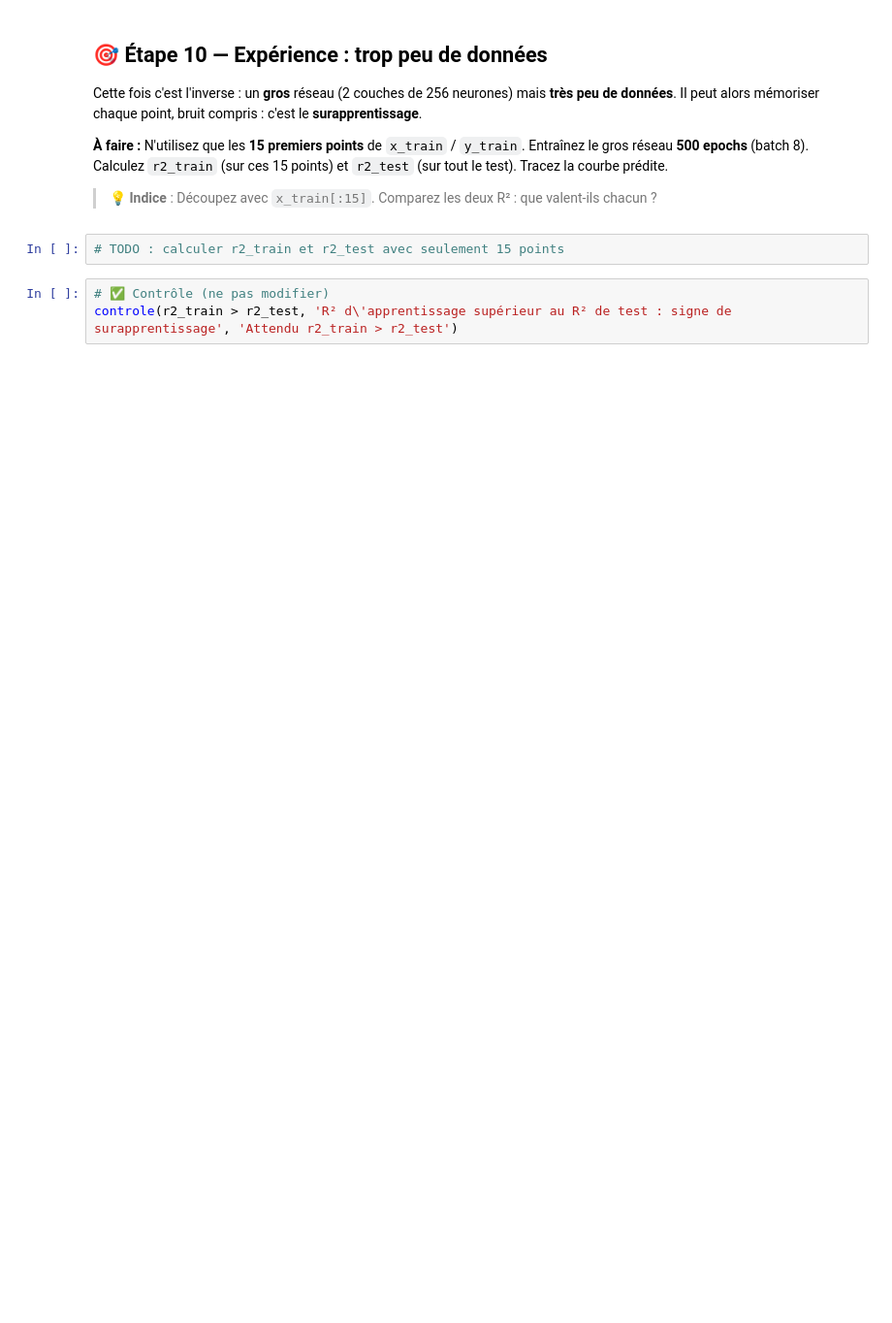
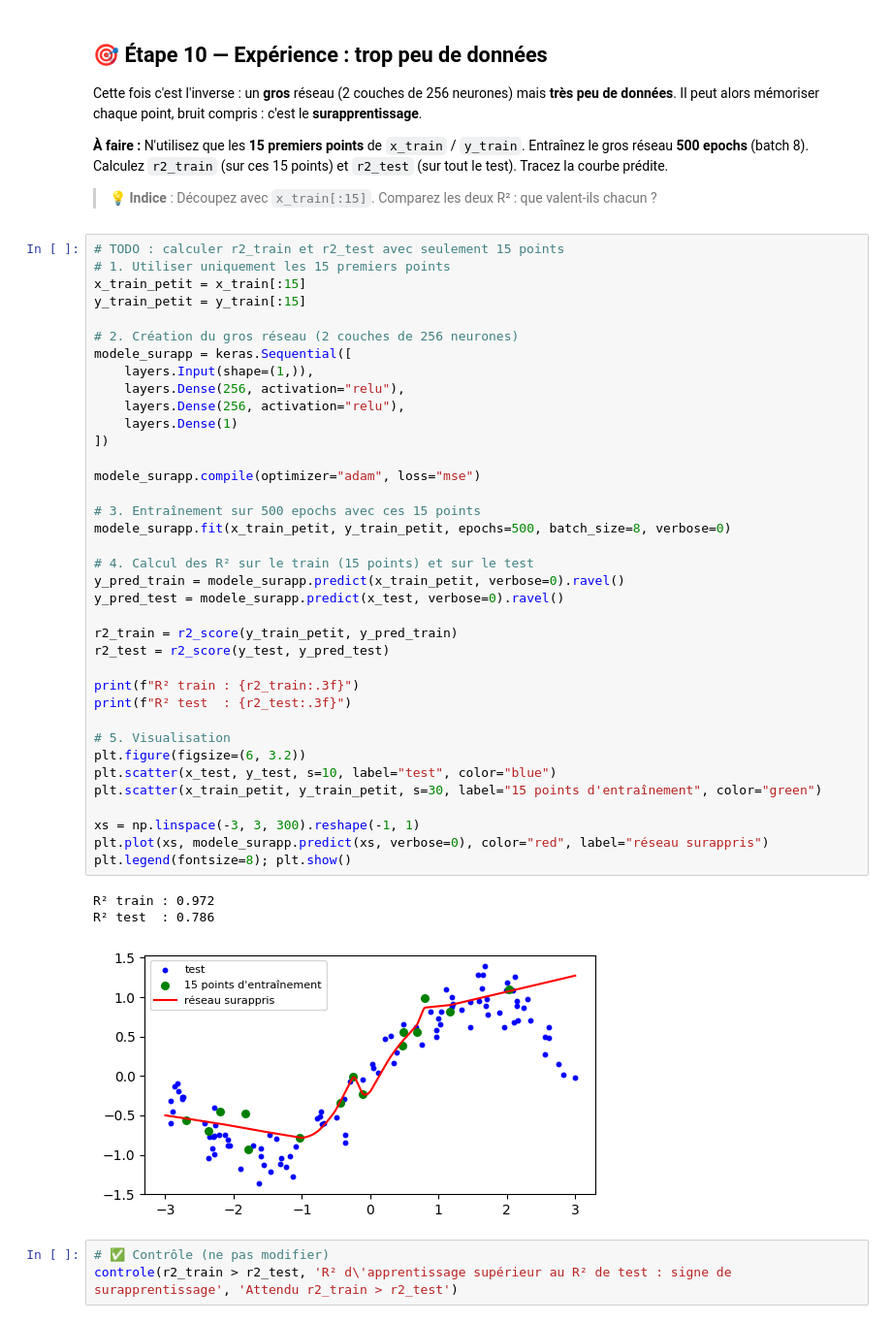
Before and after one commit to achahbounehamid/R-seaux-de-neurones, a Jupyter notebook: ENONCES/tp1_regression.ipynb, the cells around one changed output. Shown at 97% size. Cells and saved outputs as stored; diff of their text form; blank space fills up the shorter version.

```diff
--- a/ENONCES/tp1_regression.ipynb
+++ b/ENONCES/tp1_regression.ipynb
@@ -227,6 +263,45 @@ Cette fois c'est l'inverse : un **gros** réseau (2 couches de 256 neurones) mai
 > 💡 **Indice** : Découpez avec `x_train[:15]`. Comparez les deux R² : que valent-ils chacun ?
 # %%
 # TODO : calculer r2_train et r2_test avec seulement 15 points
+# 1. Utiliser uniquement les 15 premiers points
+x_train_petit = x_train[:15]
+y_train_petit = y_train[:15]
+
+# 2. Création du gros réseau (2 couches de 256 neurones)
+modele_surapp = keras.Sequential([
+    layers.Input(shape=(1,)),
+    layers.Dense(256, activation="relu"),
+    layers.Dense(256, activation="relu"),
+    layers.Dense(1)
+])
+
+modele_surapp.compile(optimizer="adam", loss="mse")
+
+# 3. Entraînement sur 500 epochs avec ces 15 points
+modele_surapp.fit(x_train_petit, y_train_petit, epochs=500, batch_size=8, verbose=0)
+
+# 4. Calcul des R² sur le train (15 points) et sur le test
+y_pred_train = modele_surapp.predict(x_train_petit, verbose=0).ravel()
+y_pred_test = modele_surapp.predict(x_test, verbose=0).ravel()
+
+r2_train = r2_score(y_train_petit, y_pred_train)
+r2_test = r2_score(y_test, y_pred_test)
+
+print(f"R² train : {r2_train:.3f}")
+print(f"R² test  : {r2_test:.3f}")
+
+# 5. Visualisation
+plt.figure(figsize=(6, 3.2))
+plt.scatter(x_test, y_test, s=10, label="test", color="blue")
+plt.scatter(x_train_petit, y_train_petit, s=30, label="15 points d'entraînement", color="green")
+
+xs = np.linspace(-3, 3, 300).reshape(-1, 1)
+plt.plot(xs, modele_surapp.predict(xs, verbose=0), color="red", label="réseau surappris")
+plt.legend(fontsize=8); plt.show()
+# %% [output]
+R² train : 0.972
+R² test  : 0.786
+[figure, added]
 # %%
 # ✅ Contrôle (ne pas modifier)
 controle(r2_train > r2_test, 'R² d\'apprentissage supérieur au R² de test : signe de surapprentissage', 'Attendu r2_train > r2_test')
```
Also changed, not shown: parts of 20 cells of this notebook, 2 other files.
